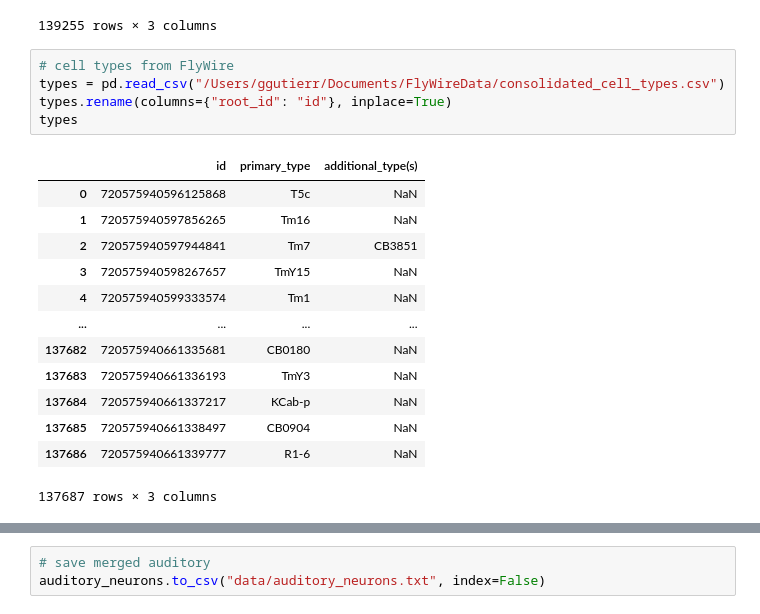
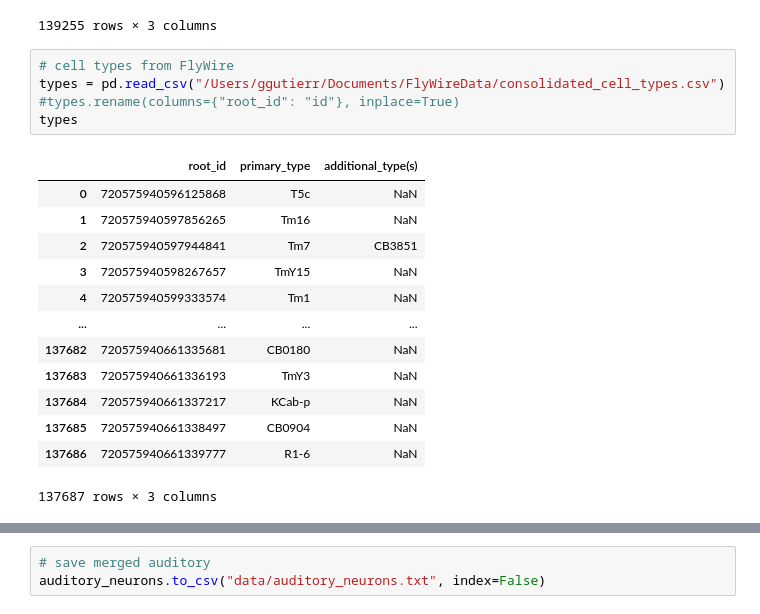
Before and after one commit to Gutierrez-lab/auditory-analysis, a Jupyter notebook: auditory_connectivity_table.ipynb, the cells around one changed output, grey strips where cells are left out. Drawn from its saved outputs; the diff is of its cells as text.

Commit message:
don't rename root_id

```diff
--- a/auditory_connectivity_table.ipynb
+++ b/auditory_connectivity_table.ipynb
@@ -80,10 +80,10 @@ names
 # %%
 # cell types from FlyWire
 types = pd.read_csv("/Users/ggutierr/Documents/FlyWireData/consolidated_cell_types.csv")
-types.rename(columns={"root_id": "id"}, inplace=True)
+#types.rename(columns={"root_id": "id"}, inplace=True)
 types
 # %% [output]
-|  | id | primary_type | additional_type(s) |
+|  | root_id | primary_type | additional_type(s) |
 | 0 | 720575940596125868 | T5c | NaN |
 | 1 | 720575940597856265 | Tm16 | NaN |
 | 2 | 720575940597944841 | Tm7 | CB3851 |
```
Also changed, not shown: parts of 4 cells of this notebook.
